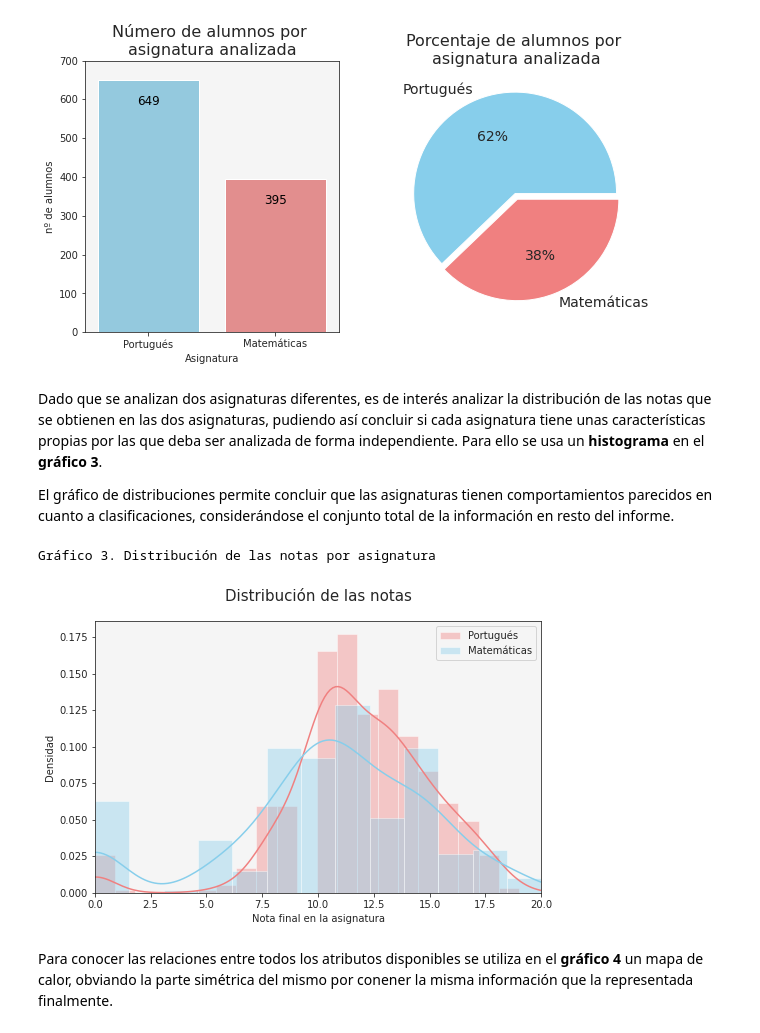
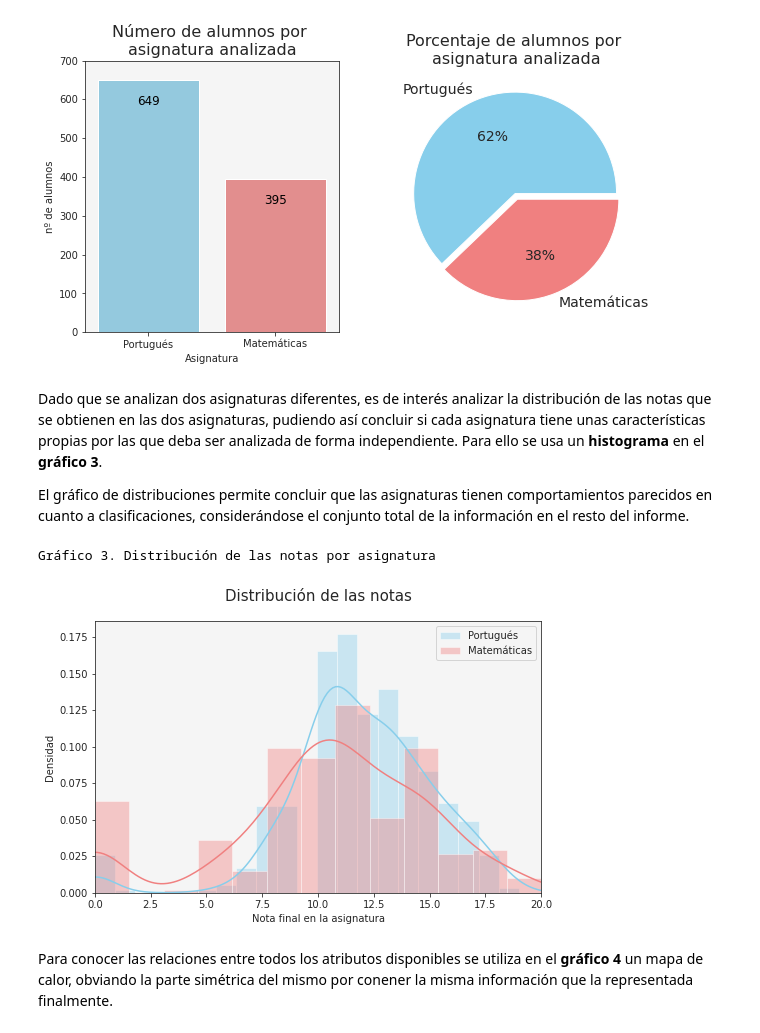
Before and after one commit to VictorGlezDiez/07MBIG---Visualizacion-de-Datos, a Jupyter notebook: Proyecto_Visualizacion.ipynb, the cells around one changed output. Cells and saved outputs as stored; diff of their text form; code cells hidden in the pictures.

```diff
--- a/Proyecto_Visualizacion.ipynb
+++ b/Proyecto_Visualizacion.ipynb
@@ -209,27 +209,27 @@ Gráfico 2. Alumnos analizados por asignatura
 # %% [markdown]
 Dado que se analizan dos asignaturas diferentes, es de interés analizar la distribución de las notas que se obtienen en las dos asignaturas, pudiendo así concluir si cada asignatura tiene unas características propias por las que deba ser analizada de forma independiente. Para ello se usa un **histograma** en el **gráfico 3**.
 
-El gráfico de distribuciones permite concluir que las asignaturas tienen comportamientos parecidos en cuanto a clasificaciones, considerándose el conjunto total de la información en resto del informe.
+El gráfico de distribuciones permite concluir que las asignaturas tienen comportamientos parecidos en cuanto a clasificaciones, considerándose el conjunto total de la información en el resto del informe.
 # %%
 sns.set_style("ticks", {"axes.facecolor": "whitesmoke"})
 
 # Distribución de las notas
 plt.rcParams['figure.figsize']= [8,5]
 
-ax = sns.distplot(df_por.G3.dropna(), color="lightcoral", label="Portugués")
-ax = sns.distplot(df_mat.G3.dropna(), color="skyblue", label="Matemáticas")
+ax = sns.distplot(df_por.G3.dropna(), color="skyblue", label="Portugués")
+ax = sns.distplot(df_mat.G3.dropna(), color="lightcoral", label="Matemáticas")
 ax.set(xlabel='Nota final en la asignatura', ylabel='Densidad') # Nombrar ejes
 ax.set(xlim=(0, 20)) # Ajustar eje x
 
 plot_title = 'Distribución de las notas'
 title = plt.title(plot_title, pad=20, fontsize=15)
 
 plt.legend()
 print("Gráfico 3. Distribución de las notas por asignatura")
 plt.show()
 # %% [output]
 Gráfico 3. Distribución de las notas por asignatura
-[figure, old version]
+[figure, new version]
 # %% [markdown]
 Para conocer las relaciones entre todos los atributos disponibles se utiliza en el **gráfico 4** un mapa de calor, obviando la parte simétrica del mismo por conener la misma información que la representada finalmente.
 # %%
```
Also changed, not shown: parts of 12 cells of this notebook.
